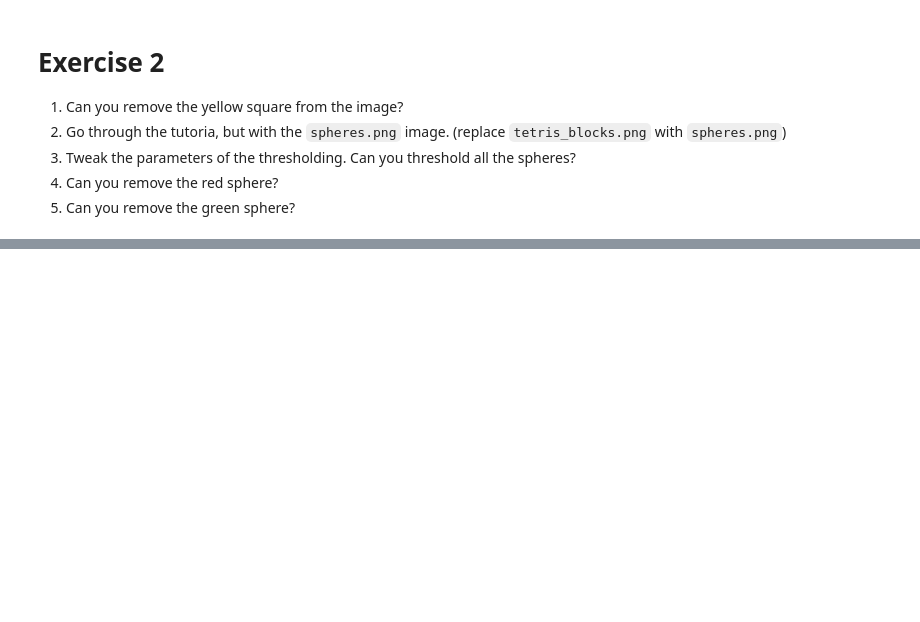
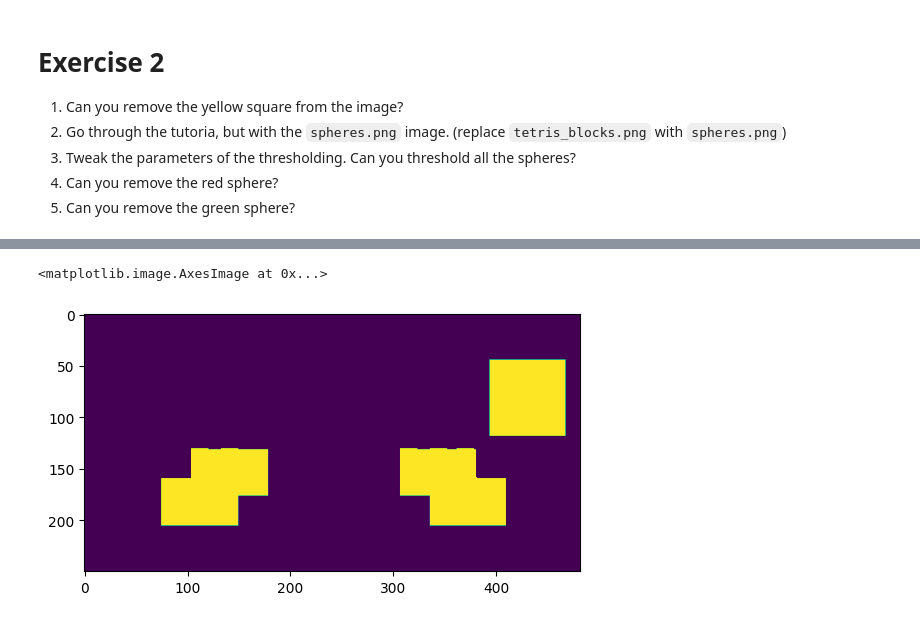
Before and after one commit to moskitoo/34759, a Jupyter notebook: week_1/Exercise 2.ipynb, the cells around one changed output, grey strips where cells are left out. Saved outputs shown, nothing was run; the diff lists cells and outputs as text; code cells hidden in the pictures; blank space fills up the shorter version.

```diff
--- a/week_1/Exercise 2.ipynb
+++ b/week_1/Exercise 2.ipynb
@@ -87,0 +169,7 @@ plt.imshow(output)
+# %%
+mask = mask.astype(np.uint8).copy()
+mask_dilated = cv2.dilate(mask, None, iterations = 8)
+plt.imshow(mask_dilated)
+# %% [output]
+<matplotlib.image.AxesImage at 0x...>
+[figure, added]
```
Also changed, not shown: parts of 13 cells of this notebook, 3 other files.
